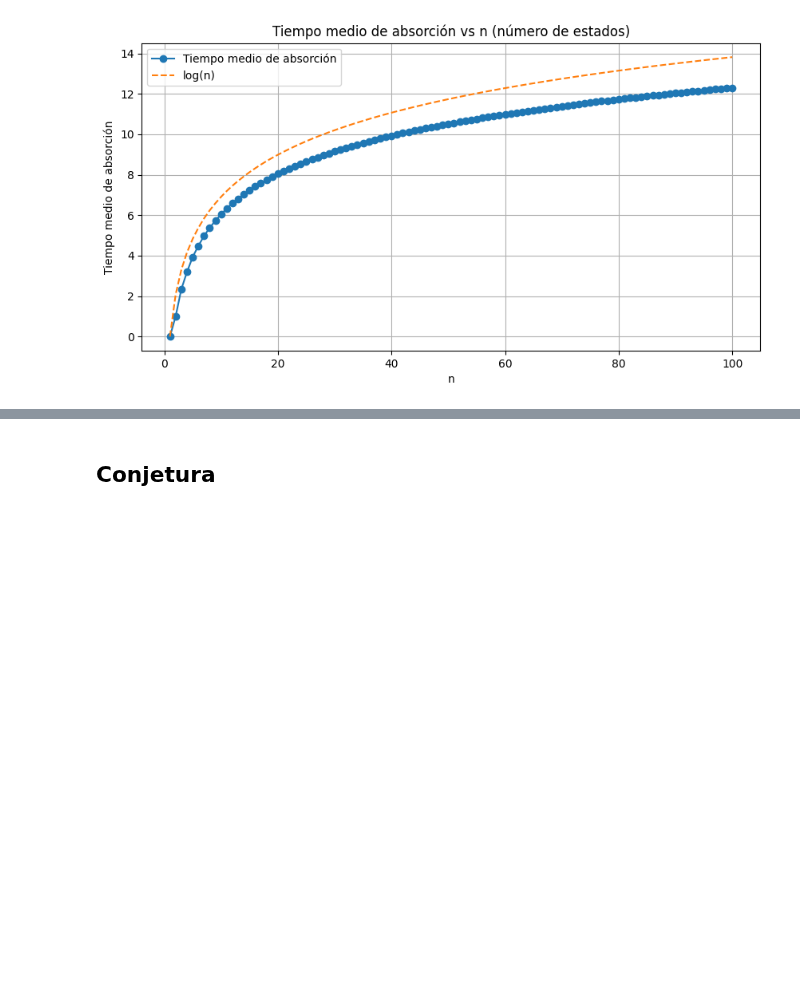
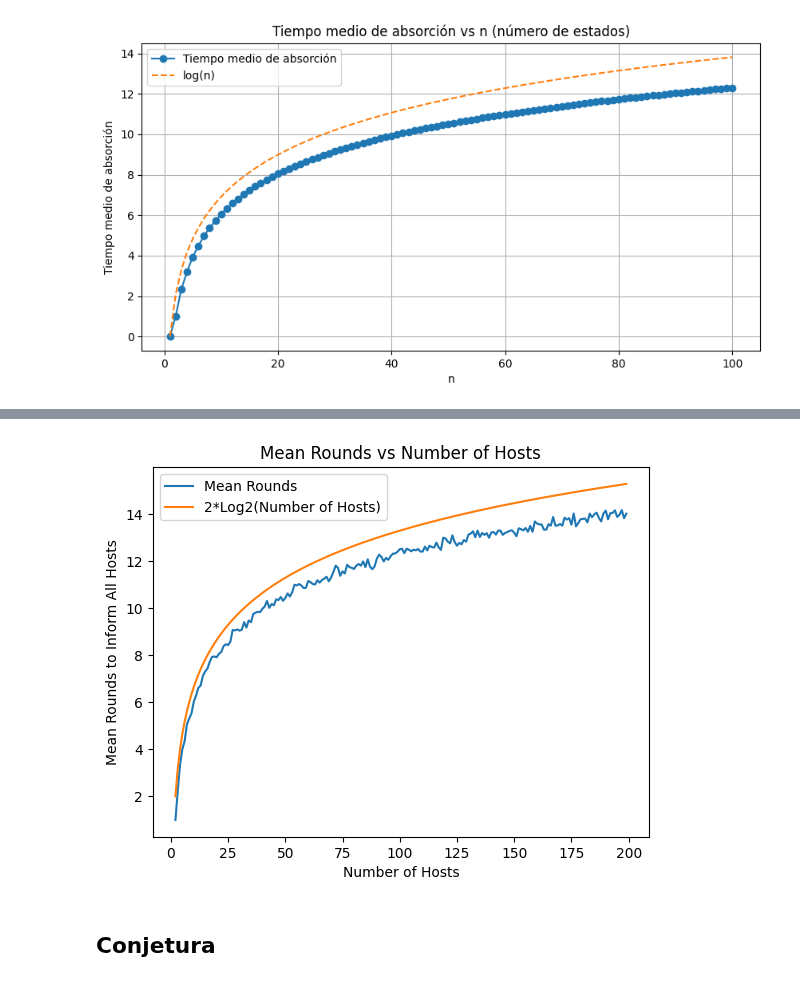
Before and after one commit to Unbo10/Markov, a Jupyter notebook: Homework_01.ipynb, the cells around one changed output, grey strips where cells are left out. Cells and saved outputs as stored; diff of their text form; code cells hidden in the pictures; blank space fills up the shorter version.

Commit message:
feat: add an extra analysis and graphic

```diff
--- a/Homework_01.ipynb
+++ b/Homework_01.ipynb
@@ -312,2 +318,77 @@ plot_atimes(100)
+# %%
+import random
+import pandas as pd
+import numpy as np
+import matplotlib.pyplot as plt
+
+class Host:
+    def __init__(self):
+        self.is_informed = False
+        self.neighbours = []
+
+    def add_n(self, hosts):
+        for h in hosts.are_informed.keys():
+            if h != self:
+                self.neighbours.append(h)
+
+class Hosts:
+    def __init__(self, size):
+        self.size = size
+        self.are_informed = {}
+
+    def add(self, host):
+        self.are_informed[host] = False
+
+    def complete(self):
+        for h in self.are_informed.keys():
+            if not self.are_informed[h]:
+                return False
+        return True
+
+
+def simulate(size, n_simulations):
+    rounds_needed = []
+    for _ in range(n_simulations):
+        hosts = Hosts(size)
+        for _ in range(size):
+            h = Host()
+            hosts.add(h)
+        for h in hosts.are_informed.keys():
+            h.add_n(hosts)
+        initial_informed = random.choice(list(hosts.are_informed.keys()))
+        hosts.are_informed[initial_informed] = True
+        initial_informed.is_informed = True
+        rounds = 0
+        while not hosts.complete():
+            rounds += 1
+            new_informed = []
+            for h in hosts.are_informed.keys():
+                if h.is_informed:
+                    if h.neighbours:
+                        chosen = random.choice(h.neighbours)
+                        if not chosen.is_informed:
+                            new_informed.append(chosen)
+            for h in new_informed:
+                hosts.are_informed[h] = True
+                h.is_informed = True
+        rounds_needed.append(rounds)
+    return np.mean(rounds_needed)
+
+sizes = list(range(2, 200))
+means = [simulate(size, 100) for size in sizes]
+df = pd.DataFrame({'size': sizes, 'mean_rounds': means})
+
+# add log_2 n graph to compare
+df['log_n'] = 2*np.log2(df['size'])
+
+plt.plot(sizes, means, label='Mean Rounds')
+plt.plot(sizes, df['log_n'], label='2*Log2(Number of Hosts)')
+plt.xlabel('Number of Hosts')
+plt.ylabel('Mean Rounds to Inform All Hosts')
+plt.title('Mean Rounds vs Number of Hosts')
+plt.legend()
+plt.show()
+# %% [output]
+[figure, added]
 # %% [markdown]
 ## Conjetura
```
Also changed, not shown: parts of 2 cells of this notebook.
